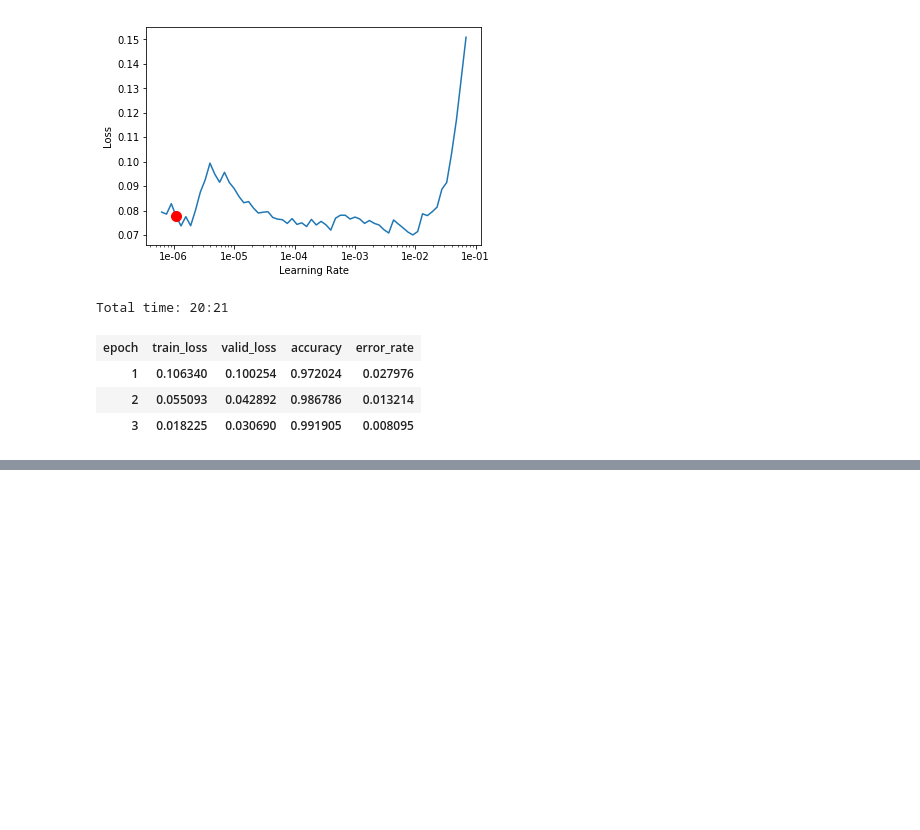
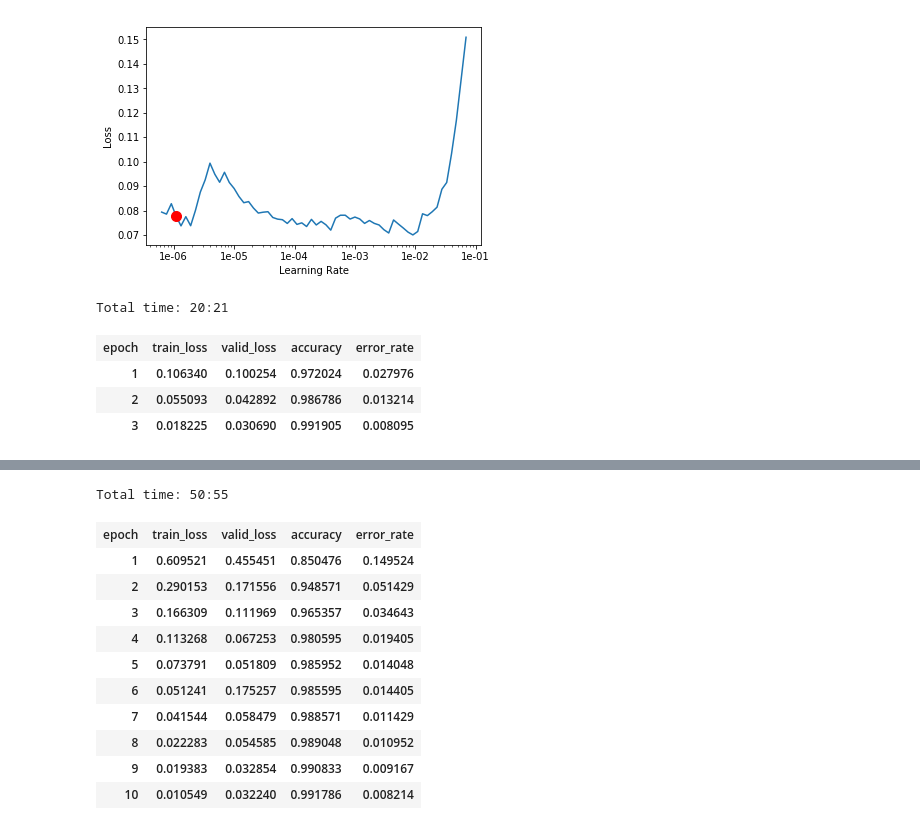
Before and after one commit to PedrinhowVieira/kaggle, a Jupyter notebook: digit-recognizer.ipynb, the cells around one changed output, grey strips where cells are left out. Drawn from its saved outputs; the diff is of its cells as text; code cells hidden in the pictures; blank space fills up the shorter version.

```diff
--- a/digit-recognizer.ipynb
+++ b/digit-recognizer.ipynb
@@ -105,0 +119,17 @@ res_df.to_csv('/home/pedroitumbawow/data/digit-recognizer-data/digit-recognition
+# %%
+first_lr = 1e-02
+# %%
+learn.fit_one_cycle(10, slice(first_lr))
+# %% [output]
+Total time: 50:55
+| epoch | train_loss | valid_loss | accuracy | error_rate |
+| 1 | 0.609521 | 0.455451 | 0.850476 | 0.149524 |
+| 2 | 0.290153 | 0.171556 | 0.948571 | 0.051429 |
+| 3 | 0.166309 | 0.111969 | 0.965357 | 0.034643 |
+| 4 | 0.113268 | 0.067253 | 0.980595 | 0.019405 |
+| 5 | 0.073791 | 0.051809 | 0.985952 | 0.014048 |
+| 6 | 0.051241 | 0.175257 | 0.985595 | 0.014405 |
+| 7 | 0.041544 | 0.058479 | 0.988571 | 0.011429 |
+| 8 | 0.022283 | 0.054585 | 0.989048 | 0.010952 |
+| 9 | 0.019383 | 0.032854 | 0.990833 | 0.009167 |
+| 10 | 0.010549 | 0.032240 | 0.991786 | 0.008214 |
```
Also changed, not shown: parts of 13 cells of this notebook.
